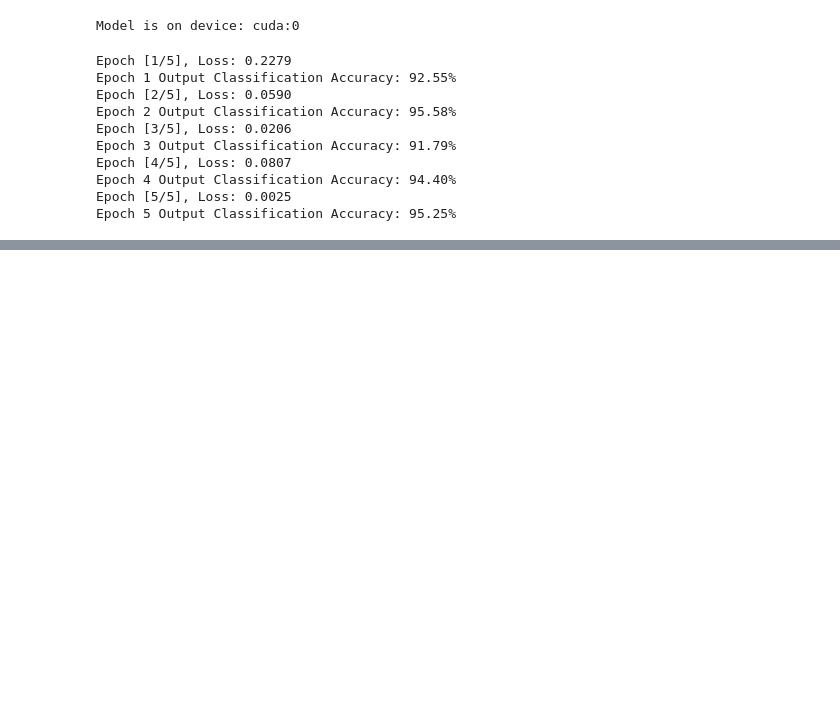
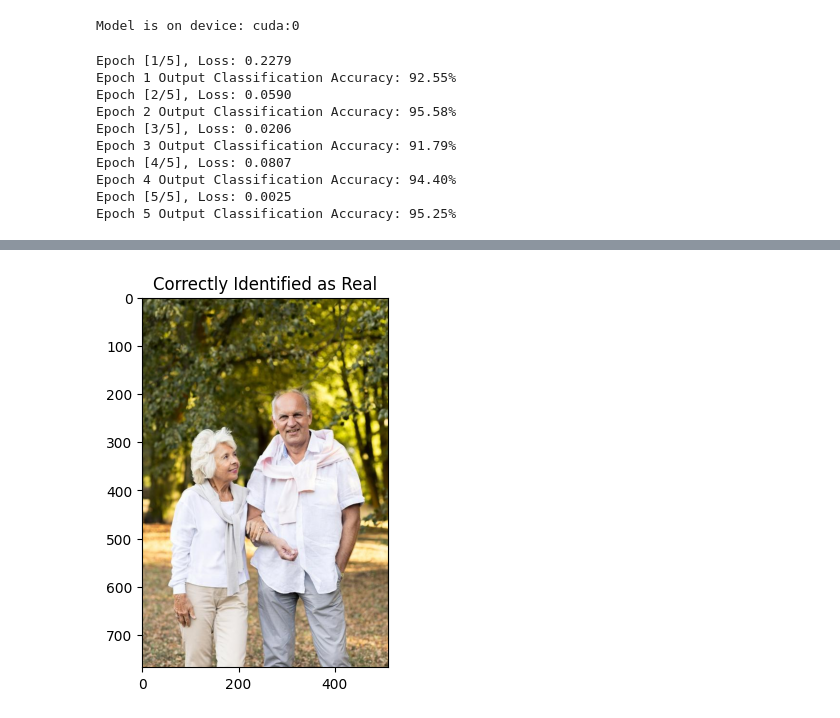
Before and after one commit to angelinabuysse/CS455_Final_Project_UG7, a Jupyter notebook: cnn.ipynb, the cells around one changed output, grey strips where cells are left out. Drawn from its saved outputs; the diff is of its cells as text; code cells hidden in the pictures; blank space fills up the shorter version.

Commit message:
show image examples

```diff
--- a/cnn.ipynb
+++ b/cnn.ipynb
@@ -145,7 +152,9 @@ Epoch 5 Output Classification Accuracy: 95.25%
 # %%
-cm = confusion_matrix(torch.cat(y_test).cpu(), torch.cat(predictions).cpu())
+test_vs_pred = pd.read_csv(os.path.join('output', 'test_vs_pred.csv'))
+cm = confusion_matrix(test_vs_pred['y_test'], test_vs_pred['predictions'])
 ConfusionMatrixDisplay(cm).plot()
 plt.title(f"Confusion Matrix")
 plt.show()
+plt.savefig(os.path.join('output', 'confusion_matrix.png'))
 # %% [output]
 [figure]
@@ -169,0 +179,11 @@ test_vs_pred.to_csv(os.path.join('output', 'test_vs_pred.csv'))
+# %%
+for i in range(len(test_vs_pred['y_test'])):
+    if test_vs_pred['y_test'][i] == 0 and test_vs_pred['predictions'][i] == 0:
+        img_file = pd.read_csv(TESTING_CSV_DIR).iloc[i, 1].split('/')[1]
+        img = np.asarray(Image.open(os.path.join(TESTING_DIR, img_file)))
+        plt.title("Correctly Identified as Real")
+        plt.imshow(img)
+        plt.savefig(os.path.join('output', 'Correctly_Identified_Real.png'))
+        break
+# %% [output]
+[figure, added]
```
Also changed, not shown: parts of 8 cells of this notebook, 8 other files.
